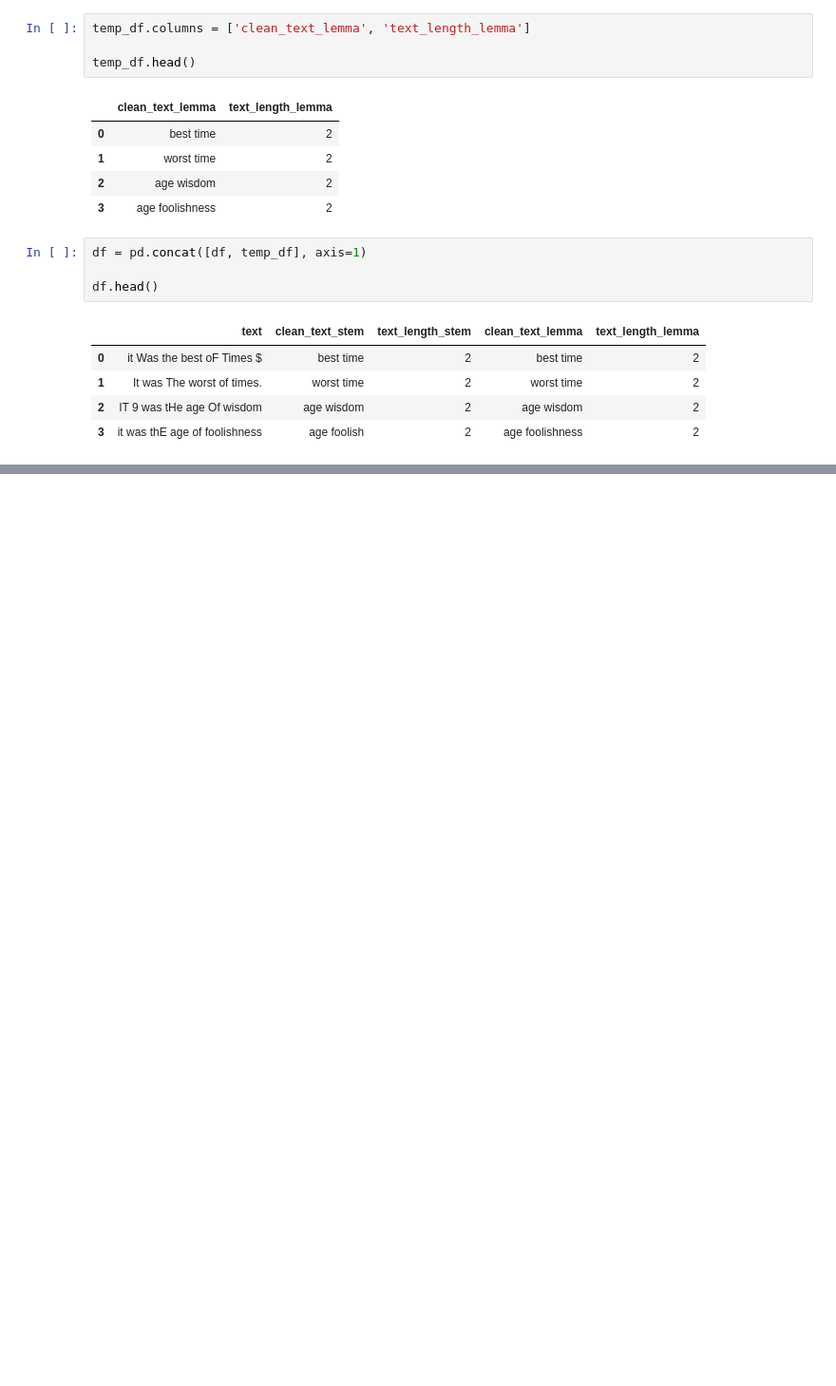
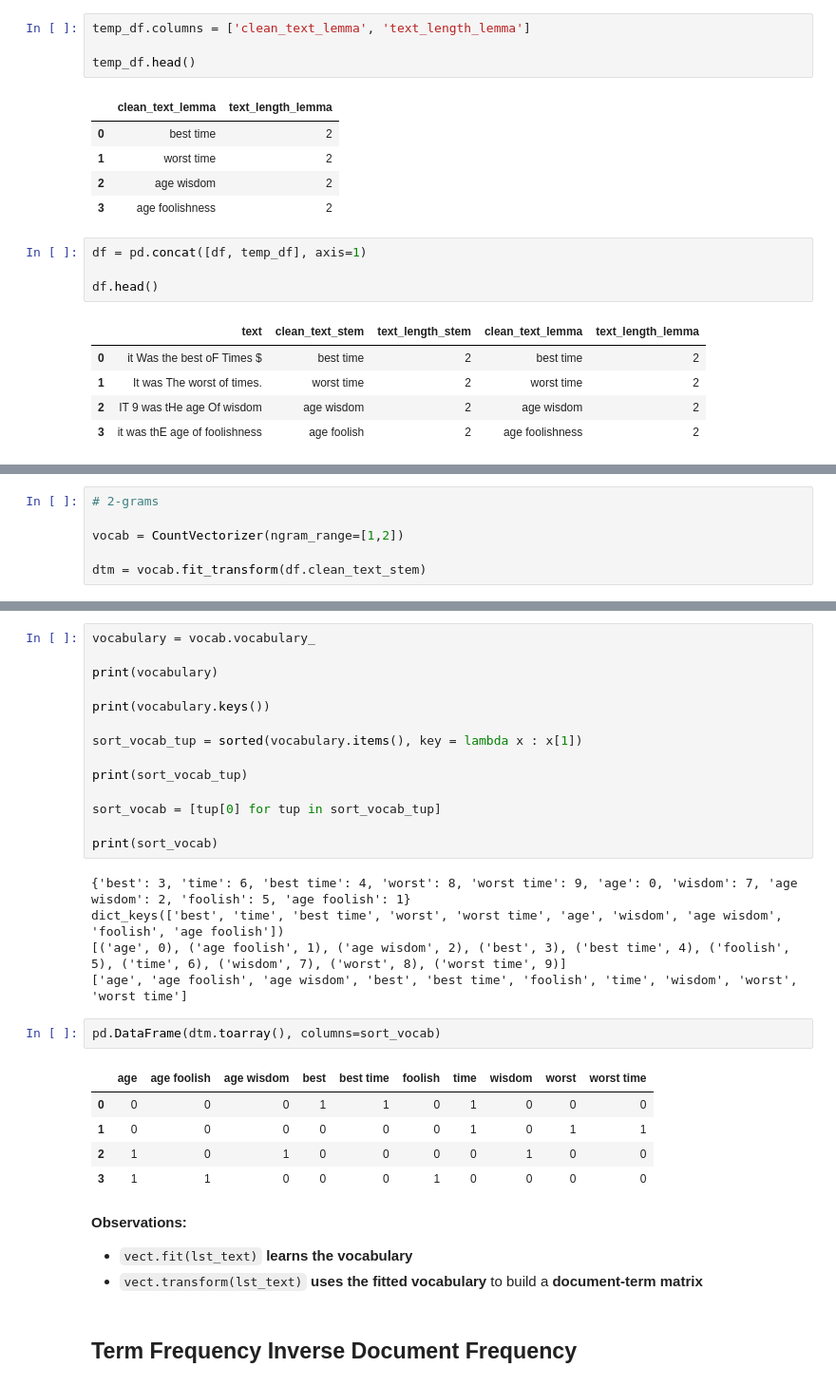
Before and after one commit to bansalkanav/Ultimate-Data-Science-Toolkit---From-Python-Basics-to-GenerativeAI, a Jupyter notebook: Module 4 - Machine Learning/02. Working with Text Data/1_text_preprocessing.ipynb, the cells around one changed output, grey strips where cells are left out. Shown at 95% size. Saved outputs shown, nothing was run; the diff lists cells and outputs as text; blank space fills up the shorter version.

```diff
--- a/Module 4 - Machine Learning/02. Working with Text Data/1_text_preprocessing.ipynb
+++ b/Module 4 - Machine Learning/02. Working with Text Data/1_text_preprocessing.ipynb
@@ -278,0 +277,6 @@ df.head()
+# %%
+# 2-grams
+
+vocab = CountVectorizer(ngram_range=[1,2])
+
+dtm = vocab.fit_transform(df.clean_text_stem)
@@ -278,0 +295,34 @@ df.head()
+# %%
+vocabulary = vocab.vocabulary_
+
+print(vocabulary)
+
+print(vocabulary.keys())
+
+sort_vocab_tup = sorted(vocabulary.items(), key = lambda x : x[1])
+
+print(sort_vocab_tup)
+
+sort_vocab = [tup[0] for tup in sort_vocab_tup]
+
+print(sort_vocab)
+# %% [output]
+{'best': 3, 'time': 6, 'best time': 4, 'worst': 8, 'worst time': 9, 'age': 0, 'wisdom': 7, 'age wisdom': 2, 'foolish': 5, 'age foolish': 1}
+dict_keys(['best', 'time', 'best time', 'worst', 'worst time', 'age', 'wisdom', 'age wisdom', 'foolish', 'age foolish'])
+[('age', 0), ('age foolish', 1), ('age wisdom', 2), ('best', 3), ('best time', 4), ('foolish', 5), ('time', 6), ('wisdom', 7), ('worst', 8), ('worst time', 9)]
+['age', 'age foolish', 'age wisdom', 'best', 'best time', 'foolish', 'time', 'wisdom', 'worst', 'worst time']
+# %%
+pd.DataFrame(dtm.toarray(), columns=sort_vocab)
+# %% [output]
+|  | age | age foolish | age wisdom | best | best time | foolish | time | wisdom | worst | worst time |
+| 0 | 0 | 0 | 0 | 1 | 1 | 0 | 1 | 0 | 0 | 0 |
+| 1 | 0 | 0 | 0 | 0 | 0 | 0 | 1 | 0 | 1 | 1 |
+| 2 | 1 | 0 | 1 | 0 | 0 | 0 | 0 | 1 | 0 | 0 |
+| 3 | 1 | 1 | 0 | 0 | 0 | 1 | 0 | 0 | 0 | 0 |
+# %% [markdown]
+**Observations:**
+
+- `vect.fit(lst_text)` **learns the vocabulary**
+- `vect.transform(lst_text)` **uses the fitted vocabulary** to build a **document-term matrix**
+# %% [markdown]
+## Term Frequency Inverse Document Frequency
```
Also changed, not shown: parts of 50 cells of this notebook.
